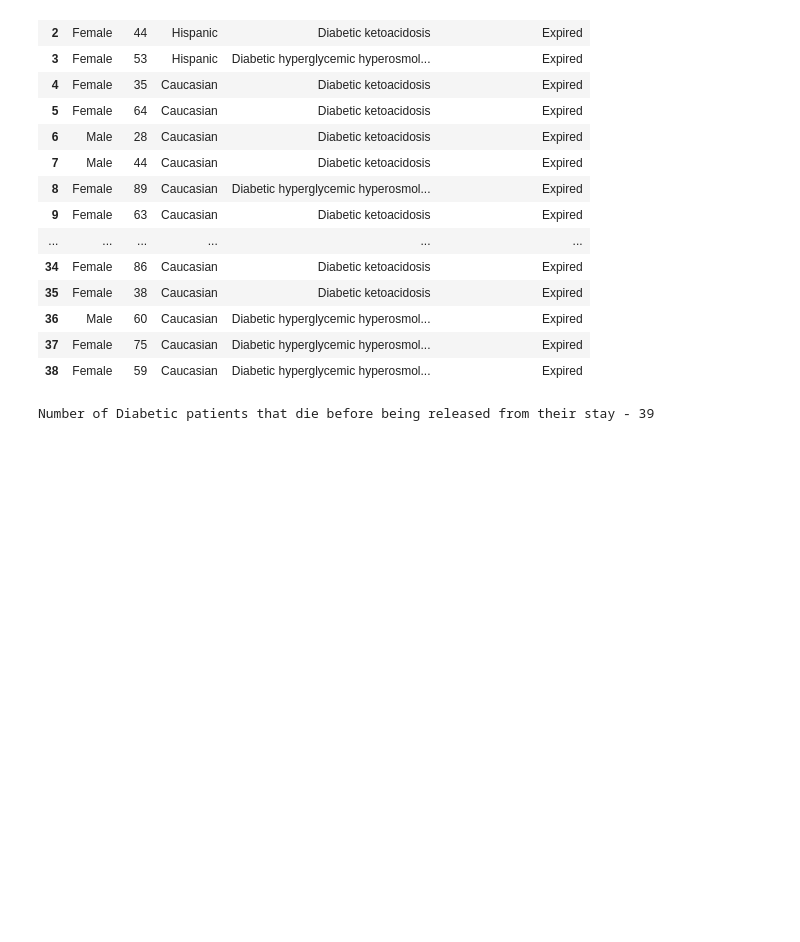
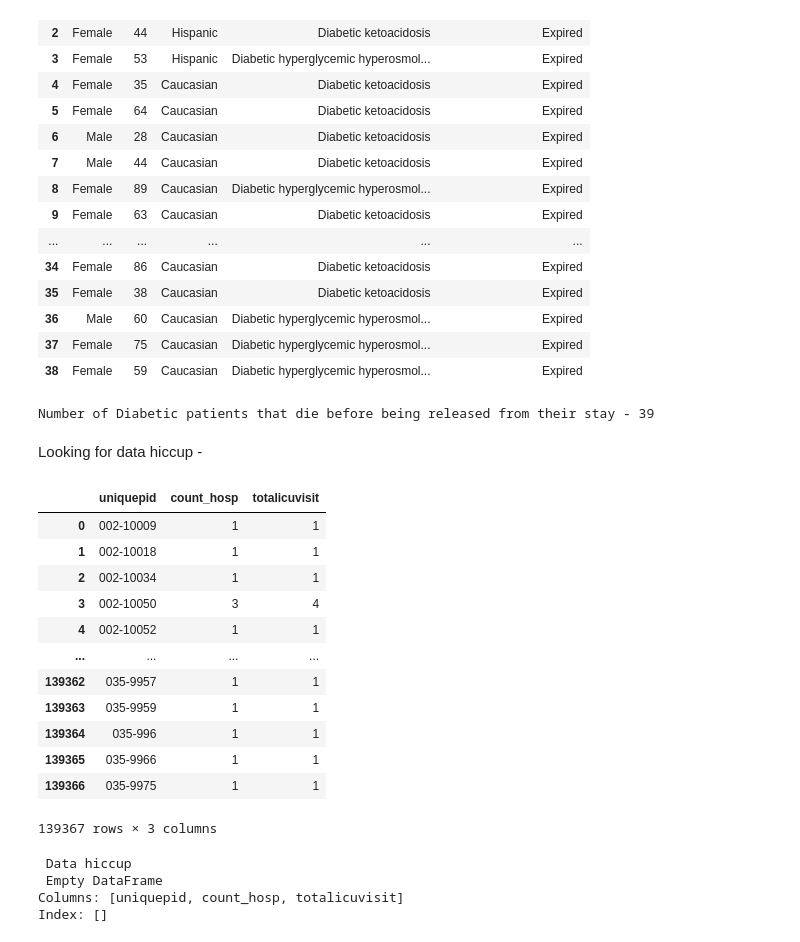
Before and after one commit to sumaiya08/clinical-decision-support, a Jupyter notebook: EDA.ipynb, the cells around one changed output. Cells and saved outputs as stored; diff of their text form; code cells hidden in the pictures; blank space fills up the shorter version.

Commit message:
data hiccup query added

```diff
--- a/EDA.ipynb
+++ b/EDA.ipynb
@@ -239,3 +239,5 @@ death_diab
 print("Number of Diabetic patients that die before being released from their stay -", len(death_diab))
 # %% [output]
 Number of Diabetic patients that die before being released from their stay - 39
+# %% [markdown]
+Looking for data hiccup -
@@ -241,0 +250,24 @@ Number of Diabetic patients that die before being released from their stay - 39
+# %%
+data_hic
+# %% [output]
+|  | uniquepid | count_hosp | totalicuvisit |
+| 0 | 002-10009 | 1 | 1 |
+| 1 | 002-10018 | 1 | 1 |
+| 2 | 002-10034 | 1 | 1 |
+| 3 | 002-10050 | 3 | 4 |
+| 4 | 002-10052 | 1 | 1 |
+| ... | ... | ... | ... |
+| 139362 | 035-9957 | 1 | 1 |
+| 139363 | 035-9959 | 1 | 1 |
+| 139364 | 035-996 | 1 | 1 |
+| 139365 | 035-9966 | 1 | 1 |
+| 139366 | 035-9975 | 1 | 1 |
+139367 rows × 3 columns
+# %%
+rslt_df = data_hic[data_hic['count_hosp'] > data_hic['totalicuvisit']]
+print('\n Data hiccup \n', rslt_df)
+# %% [output]
+ Data hiccup
+ Empty DataFrame
+Columns: [uniquepid, count_hosp, totalicuvisit]
+Index: []
```
Also changed, not shown: parts of 1 cell of this notebook.
